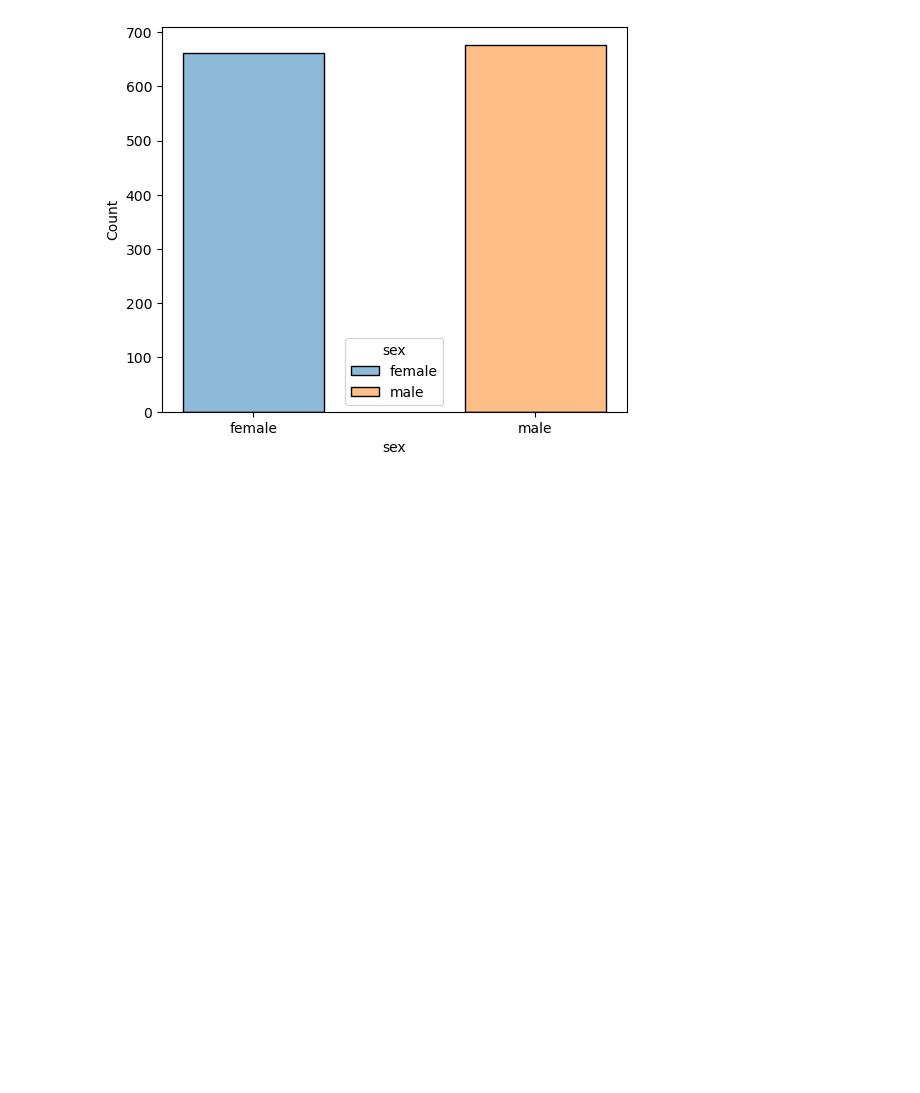
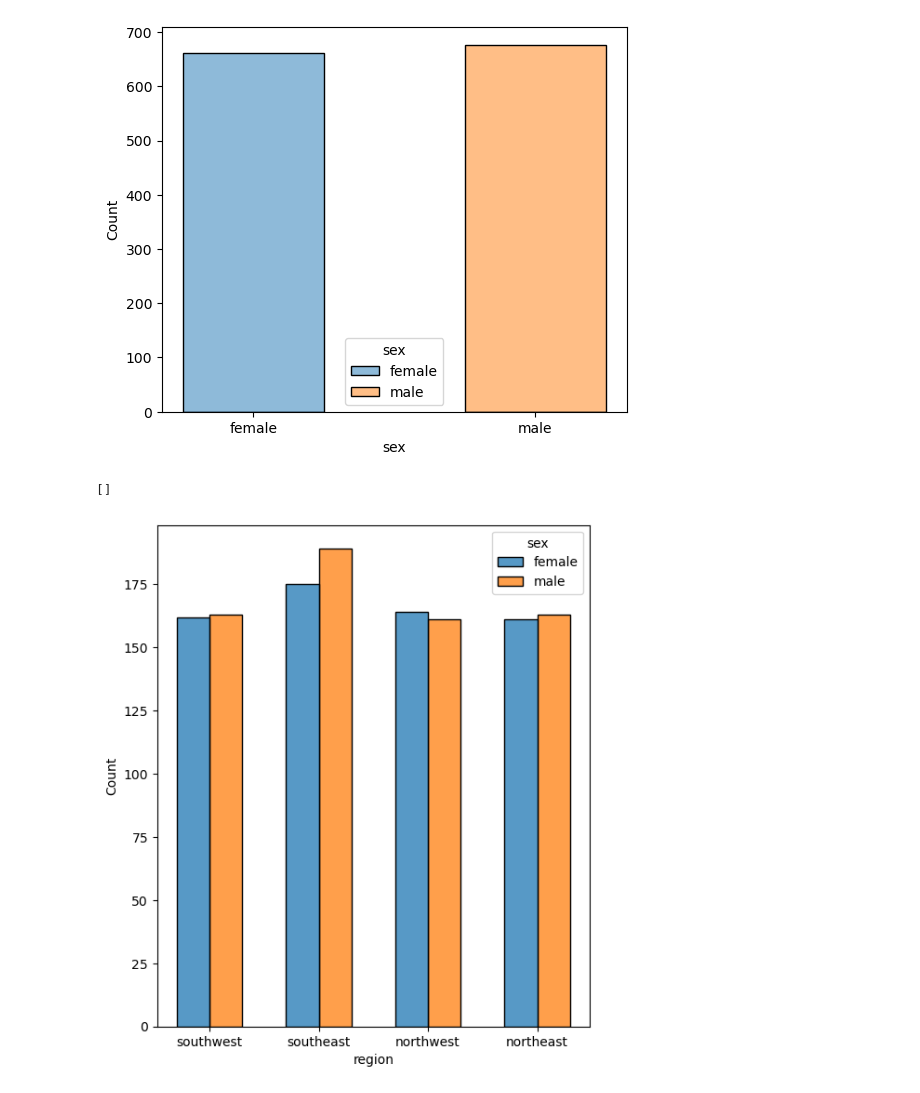
Before and after one commit to kamahTek/LearnSQL, a Jupyter notebook: medics.ipynb, the cells around one changed output. Saved outputs shown, nothing was run; the diff lists cells and outputs as text; code cells hidden in the pictures; blank space fills up the shorter version.

Commit message:
still on data visualization

```diff
--- a/medics.ipynb
+++ b/medics.ipynb
@@ -283,3 +283,11 @@ plt.plot()
 # %% [output]
 []
 [figure]
+# %%
+# region and gender
+plt.figure(figsize=(6,7))
+sns.histplot(data=medic_df, x='region', hue='sex', shrink=.6, multiple='dodge')
+plt.plot()
+# %% [output]
+[]
+[figure, added]
```
Also changed, not shown: parts of 2 cells of this notebook.
